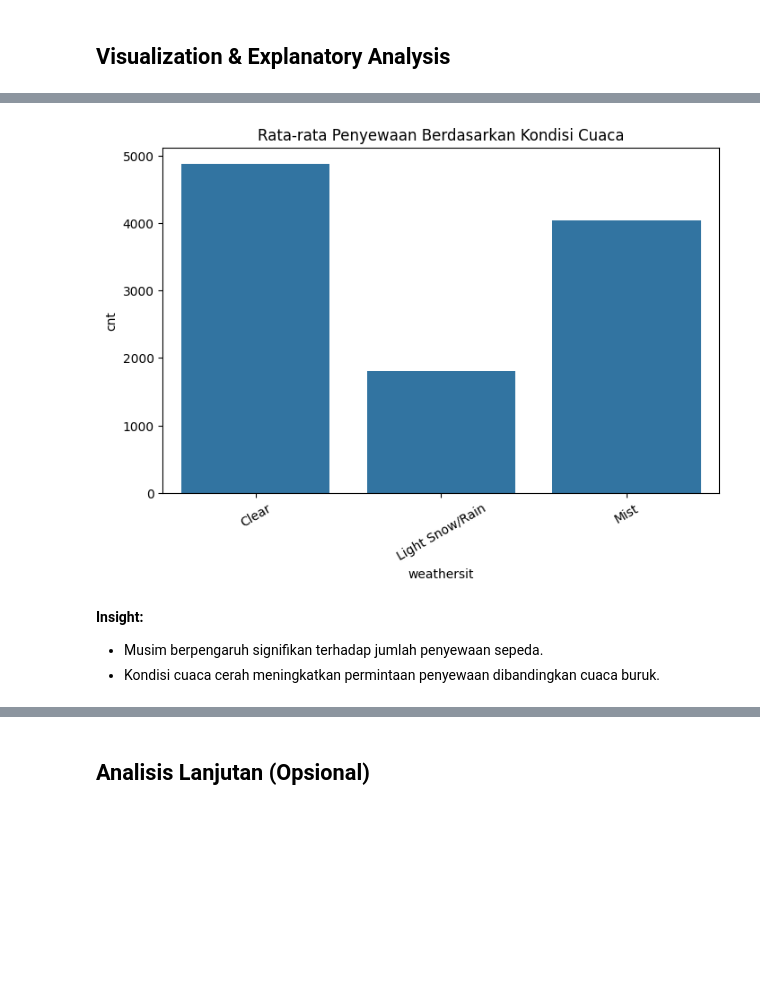
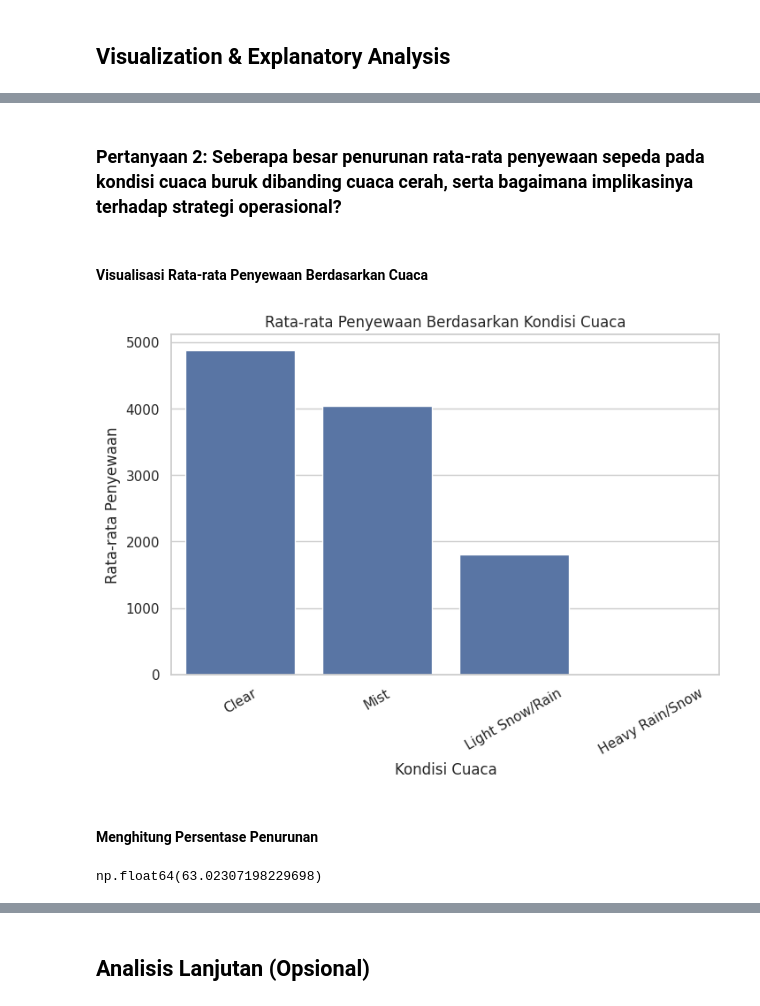
Before and after one commit to indrianisaptr/bike-sharing-analysis, a Jupyter notebook: notebook.ipynb, the cells around one changed output, grey strips where cells are left out. Cells and saved outputs as stored; diff of their text form; code cells hidden in the pictures; blank space fills up the shorter version.

```diff
--- a/notebook.ipynb
+++ b/notebook.ipynb
@@ -16,6 +18,8 @@ import pandas as pd
 import numpy as np
 import matplotlib.pyplot as plt
 import seaborn as sns
+
+sns.set(style="whitegrid")
 # %% [markdown]
 ## Data Wrangling
 # %% [markdown]
@@ -131,0 +233,27 @@ weather_analysis
+# %%
+weather_order = ["Clear", "Mist", "Light Snow/Rain", "Heavy Rain/Snow"]
+
+weather_mean = (
+    day_df.groupby("weathersit")["cnt"]
+    .mean()
+    .reindex(weather_order)
+    .reset_index()
+)
+
+weather_mean
+
+# Visualisasi
+plt.figure(figsize=(8,5))
+sns.barplot(data=weather_mean, x="weathersit", y="cnt", order=weather_order)
+plt.xticks(rotation=30)
+plt.title("Rata-rata Penyewaan Berdasarkan Kondisi Cuaca")
+plt.xlabel("Kondisi Cuaca")
+plt.ylabel("Rata-rata Penyewaan")
+plt.show()
+
+# Tambahan Distribusi (supaya EDA lebih dalam)
+plt.figure(figsize=(8,5))
+sns.boxplot(data=day_df, x="weathersit", y="cnt", order=weather_order)
+plt.xticks(rotation=30)
+plt.title("Distribusi Penyewaan Berdasarkan Kondisi Cuaca")
+plt.show()
@@ -147,12 +365,24 @@ plt.show()
+# %% [markdown]
+### Pertanyaan 2: Seberapa besar penurunan rata-rata penyewaan sepeda pada kondisi cuaca buruk dibanding cuaca cerah, serta bagaimana implikasinya terhadap strategi operasional?
+# %% [markdown]
+#### Visualisasi Rata-rata Penyewaan Berdasarkan Cuaca
 # %%
 plt.figure(figsize=(8,5))
-sns.barplot(data=weather_analysis, x="weathersit", y="cnt")
+sns.barplot(data=weather_mean, x="weathersit", y="cnt")
+plt.xticks(rotation=30)
 plt.title("Rata-rata Penyewaan Berdasarkan Kondisi Cuaca")
-plt.xticks(rotation=30)
+plt.xlabel("Kondisi Cuaca")
+plt.ylabel("Rata-rata Penyewaan")
 plt.show()
 # %% [output]
-[figure, old version]
+[figure, new version]
-# %% [markdown]
-**Insight:**
-- Musim berpengaruh signifikan terhadap jumlah penyewaan sepeda.
-- Kondisi cuaca cerah meningkatkan permintaan penyewaan dibandingkan cuaca buruk.
+# %% [markdown]
+#### Menghitung Persentase Penurunan
+# %%
+clear_avg = weather_mean[weather_mean["weathersit"]=="Clear"]["cnt"].values[0]
+bad_weather_avg = weather_mean[weather_mean["weathersit"].isin(["Light Snow/Rain","Heavy Rain/Snow"])]["cnt"].mean()
+
+penurunan_persen = ((clear_avg - bad_weather_avg) / clear_avg) * 100
+penurunan_persen
+# %% [output]
+np.float64(63.02307198229698)
```
Also changed, not shown: parts of 51 cells of this notebook, 2 other files.
